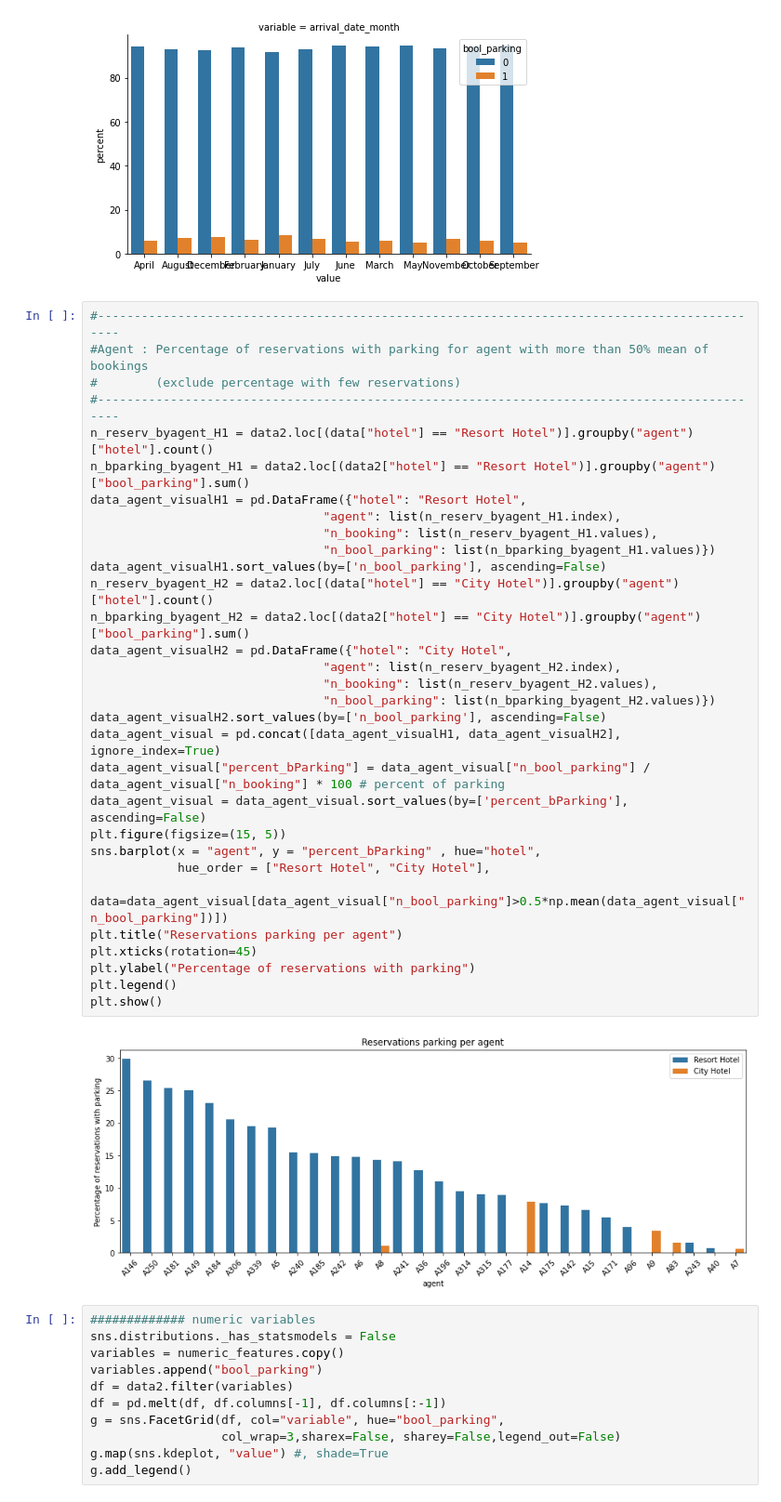
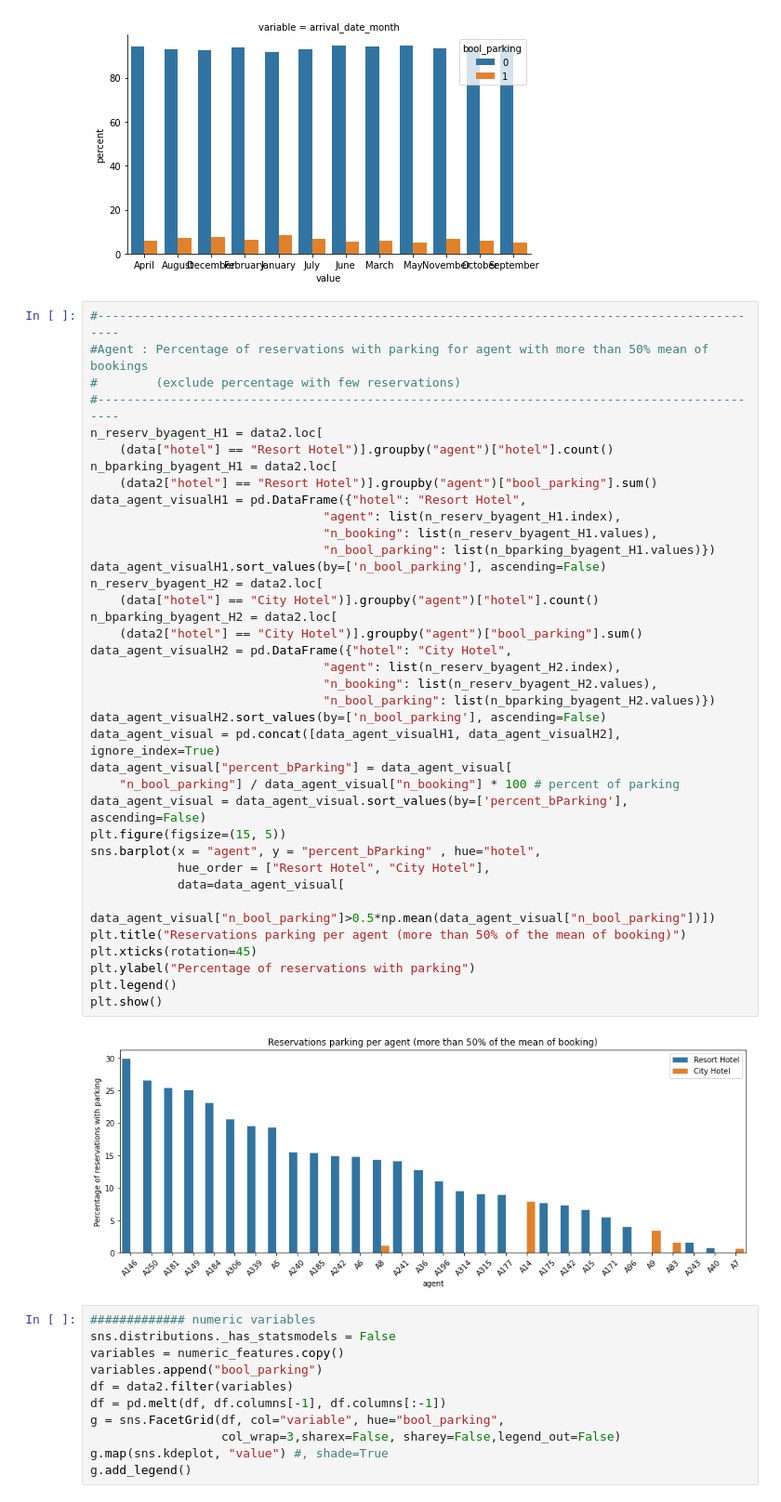
Before and after one commit to ARKEnsae/DM_ML_3A, a Jupyter notebook: TP2/TP2_KA_IB.ipynb, the cells around one changed output. Shown at 93% size. Drawn from its saved outputs; the diff is of its cells as text.

```diff
--- a/TP2/TP2_KA_IB.ipynb
+++ b/TP2/TP2_KA_IB.ipynb
@@ -834,36 +826,42 @@ for vExpl in list(variables):
 # %%
 #---------------------------------------------------------------------------------------------
 #Agent : Percentage of reservations with parking for agent with more than 50% mean of bookings
 #        (exclude percentage with few reservations)
 #---------------------------------------------------------------------------------------------
-n_reserv_byagent_H1 = data2.loc[(data["hotel"] == "Resort Hotel")].groupby("agent")["hotel"].count()
-n_bparking_byagent_H1 = data2.loc[(data2["hotel"] == "Resort Hotel")].groupby("agent")["bool_parking"].sum()
+n_reserv_byagent_H1 = data2.loc[
+    (data["hotel"] == "Resort Hotel")].groupby("agent")["hotel"].count()
+n_bparking_byagent_H1 = data2.loc[
+    (data2["hotel"] == "Resort Hotel")].groupby("agent")["bool_parking"].sum()
 data_agent_visualH1 = pd.DataFrame({"hotel": "Resort Hotel",
                                 "agent": list(n_reserv_byagent_H1.index),
                                 "n_booking": list(n_reserv_byagent_H1.values),
                                 "n_bool_parking": list(n_bparking_byagent_H1.values)})
 data_agent_visualH1.sort_values(by=['n_bool_parking'], ascending=False)
-n_reserv_byagent_H2 = data2.loc[(data["hotel"] == "City Hotel")].groupby("agent")["hotel"].count()
-n_bparking_byagent_H2 = data2.loc[(data2["hotel"] == "City Hotel")].groupby("agent")["bool_parking"].sum()
+n_reserv_byagent_H2 = data2.loc[
+    (data["hotel"] == "City Hotel")].groupby("agent")["hotel"].count()
+n_bparking_byagent_H2 = data2.loc[
+    (data2["hotel"] == "City Hotel")].groupby("agent")["bool_parking"].sum()
 data_agent_visualH2 = pd.DataFrame({"hotel": "City Hotel",
                                 "agent": list(n_reserv_byagent_H2.index),
                                 "n_booking": list(n_reserv_byagent_H2.values),
                                 "n_bool_parking": list(n_bparking_byagent_H2.values)})
 data_agent_visualH2.sort_values(by=['n_bool_parking'], ascending=False)
 data_agent_visual = pd.concat([data_agent_visualH1, data_agent_visualH2], ignore_index=True)
-data_agent_visual["percent_bParking"] = data_agent_visual["n_bool_parking"] / data_agent_visual["n_booking"] * 100 # percent of parking
+data_agent_visual["percent_bParking"] = data_agent_visual[
+    "n_bool_parking"] / data_agent_visual["n_booking"] * 100 # percent of parking
 data_agent_visual = data_agent_visual.sort_values(by=['percent_bParking'], ascending=False)
 plt.figure(figsize=(15, 5))
 sns.barplot(x = "agent", y = "percent_bParking" , hue="hotel",
             hue_order = ["Resort Hotel", "City Hotel"],
-            data=data_agent_visual[data_agent_visual["n_bool_parking"]>0.5*np.mean(data_agent_visual["n_bool_parking"])])
-plt.title("Reservations parking per agent")
+            data=data_agent_visual[
+                data_agent_visual["n_bool_parking"]>0.5*np.mean(data_agent_visual["n_bool_parking"])])
+plt.title("Reservations parking per agent (more than 50% of the mean of booking)")
 plt.xticks(rotation=45)
 plt.ylabel("Percentage of reservations with parking")
 plt.legend()
 plt.show()
 # %% [output]
-[figure, old version]
+[figure, new version]
 # %%
 ############# numeric variables
 sns.distributions._has_statsmodels = False
```
Also changed, not shown: parts of 37 cells of this notebook, 2 other files.
